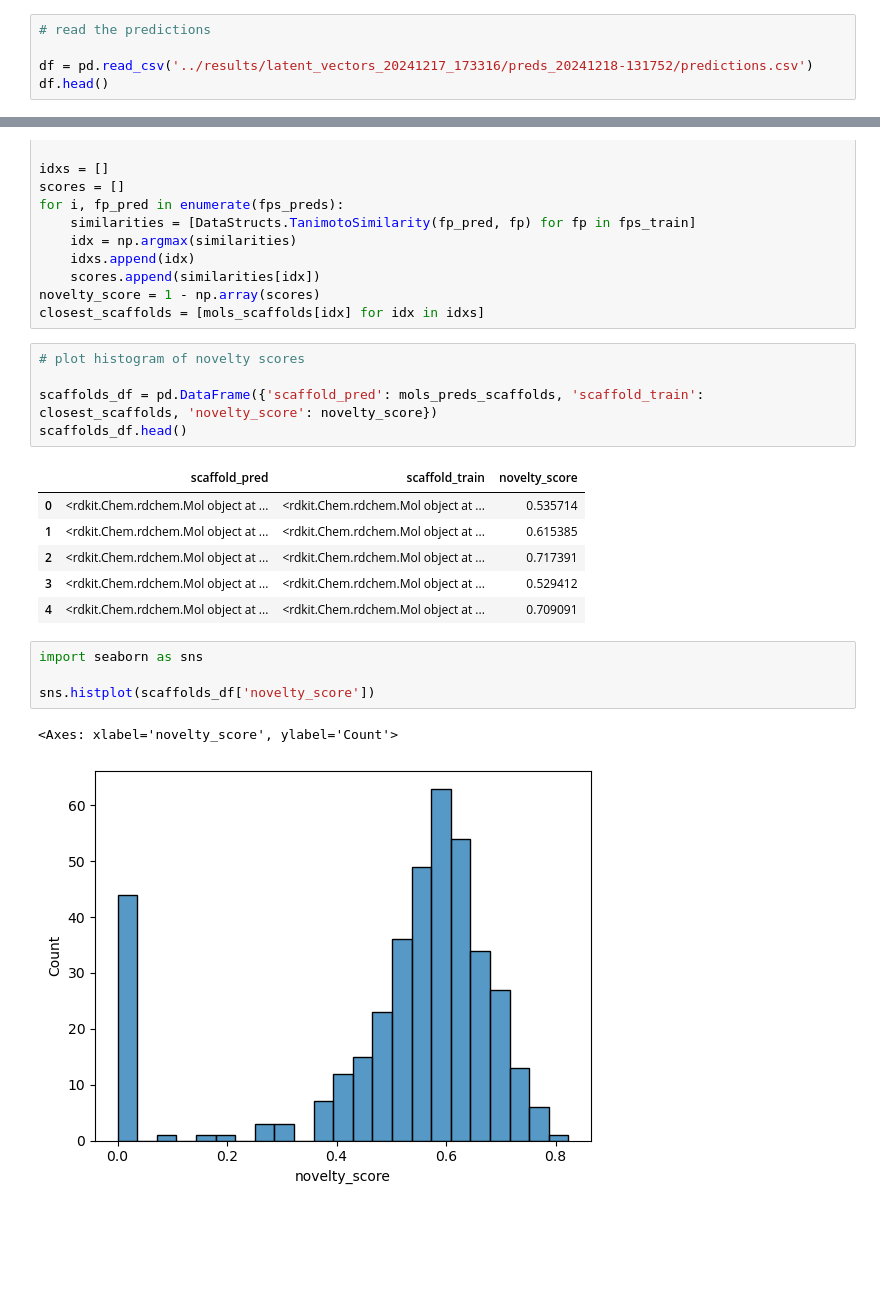
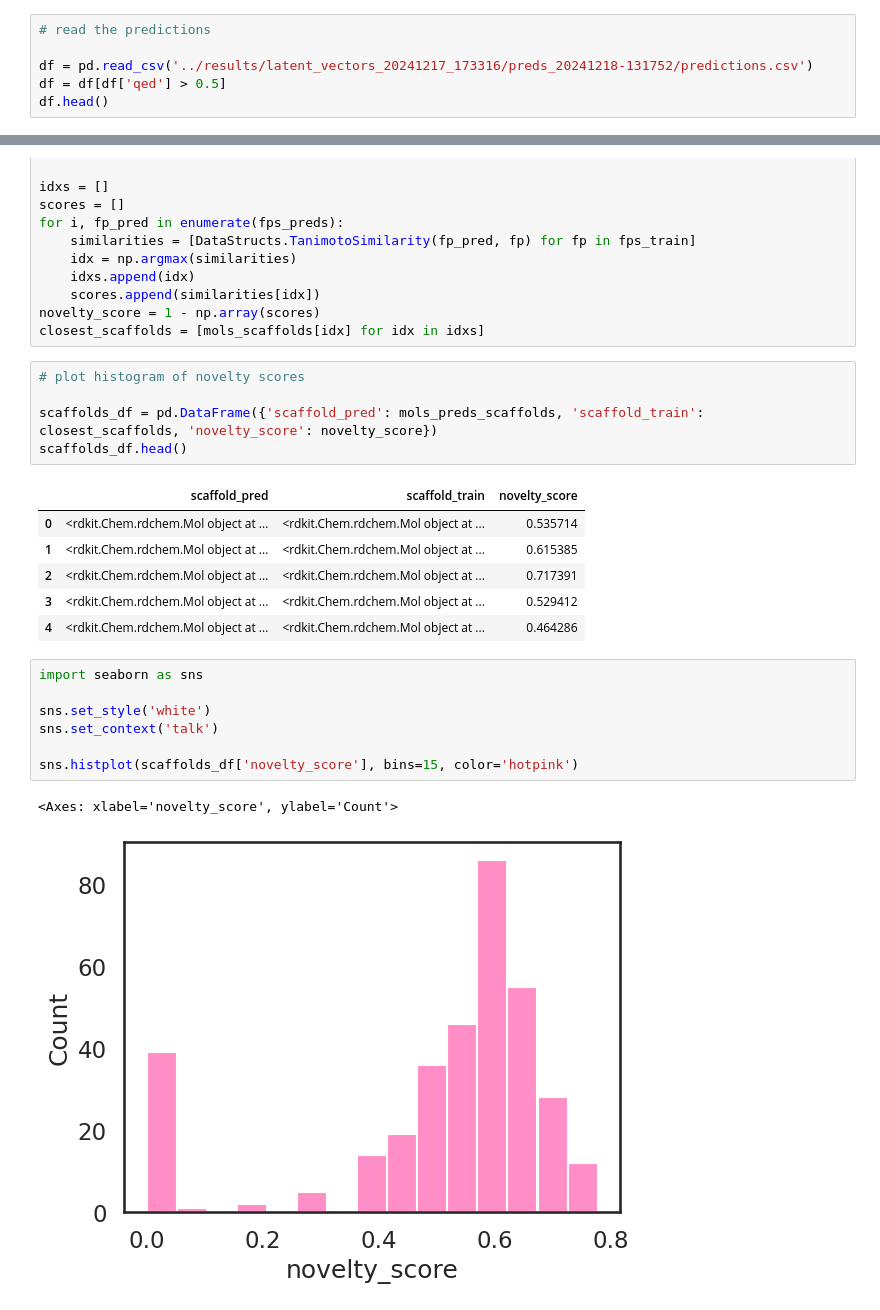
Before and after one commit to hubertrybka/profis-2, a Jupyter notebook: analysis/scaffold.ipynb, the cells around one changed output, grey strips where cells are left out. Drawn from its saved outputs; the diff is of its cells as text; blank space fills up the shorter version.

```diff
--- a/analysis/scaffold.ipynb
+++ b/analysis/scaffold.ipynb
@@ -19,6 +19,7 @@ fps_train = [AllChem.GetMorganFingerprintAsBitVect(mol, 2, nBits=512) for mol in
 # read the predictions
 
 df = pd.read_csv('../results/latent_vectors_20241217_173316/preds_20241218-131752/predictions.csv')
+df = df[df['qed'] > 0.5]
 df.head()
 # %% [output]
 |  | idx | smiles | largest_ring | num_rings | qed | mol_wt | num_HBA | num_HBD | logP | ... |
@@ -66,11 +67,14 @@ scaffolds_df.head()
 | 1 | <rdkit.Chem.rdchem.Mol object at ... | <rdkit.Chem.rdchem.Mol object at ... | 0.615385 |
 | 2 | <rdkit.Chem.rdchem.Mol object at ... | <rdkit.Chem.rdchem.Mol object at ... | 0.717391 |
 | 3 | <rdkit.Chem.rdchem.Mol object at ... | <rdkit.Chem.rdchem.Mol object at ... | 0.529412 |
-| 4 | <rdkit.Chem.rdchem.Mol object at ... | <rdkit.Chem.rdchem.Mol object at ... | 0.709091 |
+| 4 | <rdkit.Chem.rdchem.Mol object at ... | <rdkit.Chem.rdchem.Mol object at ... | 0.464286 |
 # %%
 import seaborn as sns
 
-sns.histplot(scaffolds_df['novelty_score'])
+sns.set_style('white')
+sns.set_context('talk')
+
+sns.histplot(scaffolds_df['novelty_score'], bins=15, color='hotpink')
 # %% [output]
 <Axes: xlabel='novelty_score', ylabel='Count'>
-[figure, old version]
+[figure, new version]
```
Also changed, not shown: parts of 4 cells of this notebook, 2 other files.
